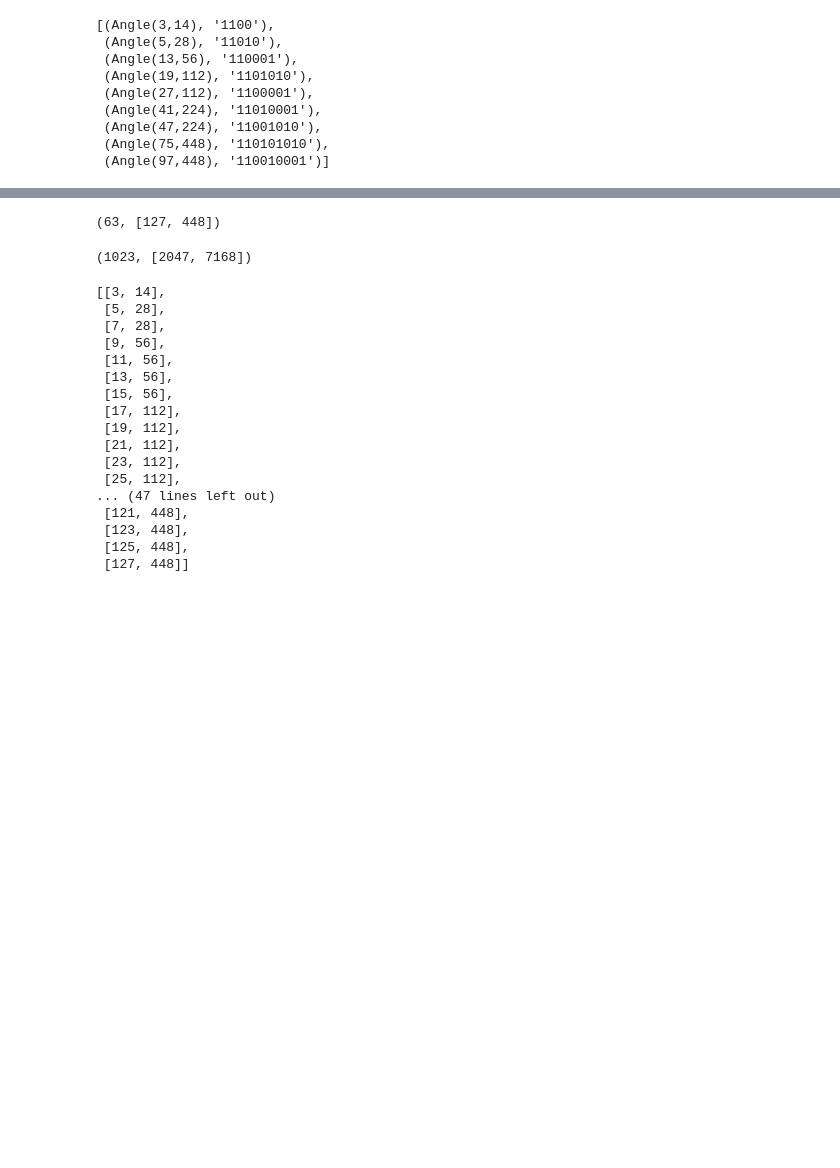
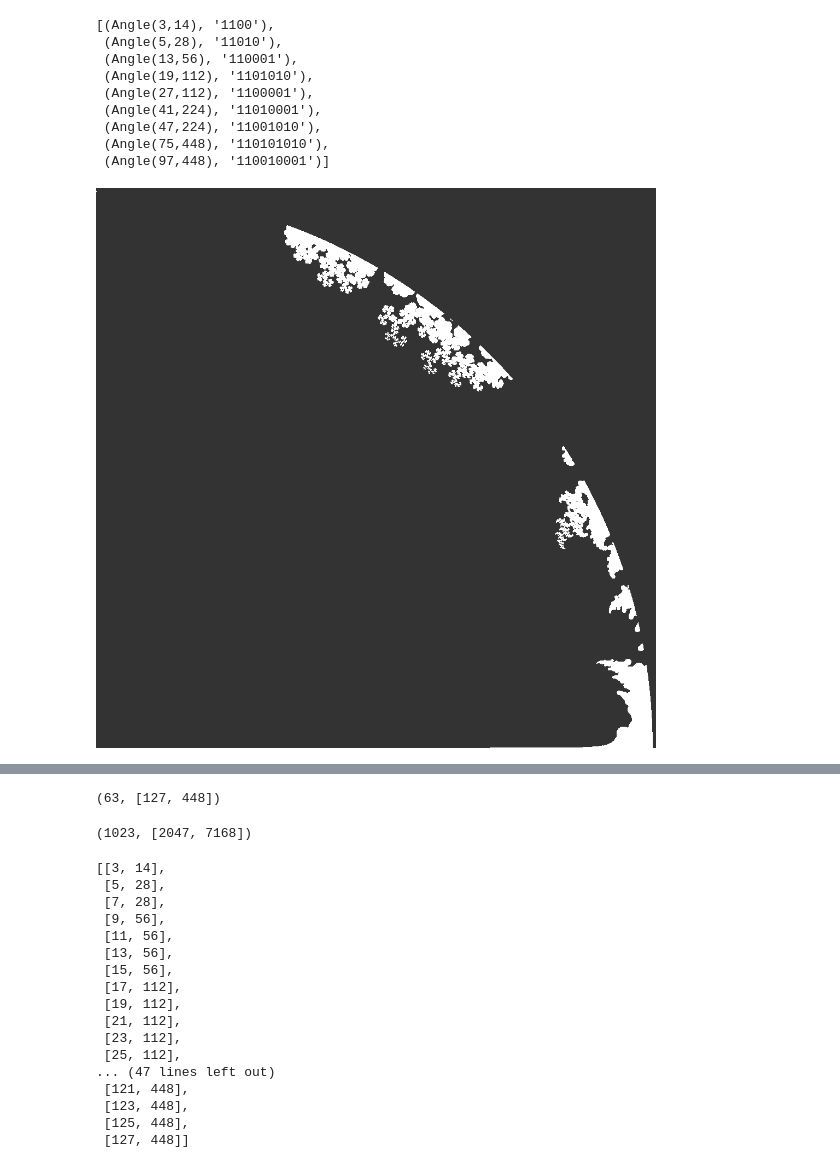
Before and after one commit to SilvestriStefano/coreEntropy_neighborIFS, a Jupyter notebook: scripts/solAlgANDchekingNewIdea.ipynb, the cells around one changed output, grey strips where cells are left out. Cells and saved outputs as stored; diff of their text form; code cells hidden in the pictures; blank space fills up the shorter version.

```diff
--- a/scripts/solAlgANDchekingNewIdea.ipynb
+++ b/scripts/solAlgANDchekingNewIdea.ipynb
@@ -178,3 +95,40 @@ lambda = -0j
  (Angle(47,224), '11001010'),
  (Angle(75,448), '110101010'),
  (Angle(97,448), '110010001')]
+# %%
+from src.parameter_spaces import checkPolyPM,checkPolyPZM
+from PIL import Image
+WIDTH = 1024
+buf=70
+
+xmin=0.0
+xmax=0.711
+ymin=0.0
+ymax=0.711
+
+max_deg = 16
+
+image = Image.new("RGB", (WIDTH, WIDTH))
+
+pixels = image.load()
+
+for x in range(image.size[0]):
+    for y in range(image.size[1]):
+        px=((xmax-xmin)/(WIDTH-1))*x+xmin  # Convert pixel x-coordinate
+        py=((ymin-ymax)/(WIDTH-1))*y+ymax  # Convert pixel y-coordinate
+        w=complex(px,py)
+        if (abs(w) > 2**(-0.5)) or (abs(w) < 0.5):
+            pixels[x,y] =  (51,51,51) # (255,255,255) # (77,18,250) #
+        else :
+#             outputPZM = checkPolyPZM(w,1,0,max_deg)
+            outputPM = checkPolyPM(w,1,0,max_deg)
+#             if ( outputPZM == max_deg ):
+#                 pixels[x, y] = (255,155,255)
+            if ( outputPM == max_deg ):
+                pixels[x, y] = (255,255,255) #(102,0,153)
+            else :
+                pixels[x,y] = (51,51,51) #(77,int((255-buf)/max_deg*output)+buf,250) # (255,255,255) #
+# display the output
+image.show() #opens a new window
+# %% [output]
+[figure, added]
```
Also changed, not shown: parts of 31 cells of this notebook, 6 other files.
